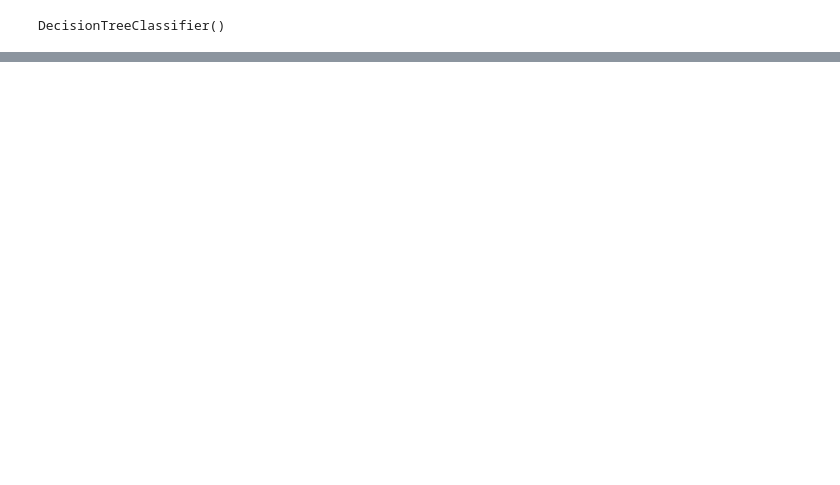
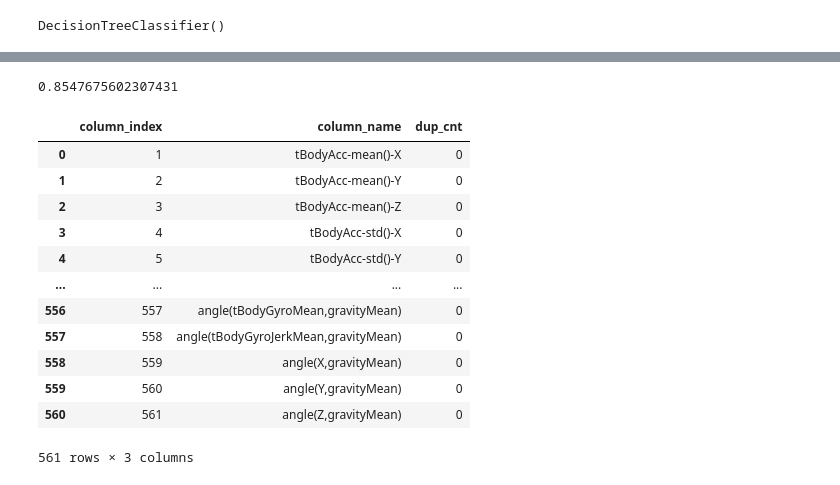
Before and after one commit to Bo-kyoung/AI-practices, a Jupyter notebook: PerfectGuide/DecisionTree.ipynb, the cells around one changed output, grey strips where cells are left out. Cells and saved outputs as stored; diff of their text form; code cells hidden in the pictures; blank space fills up the shorter version.

```diff
--- a/PerfectGuide/DecisionTree.ipynb
+++ b/PerfectGuide/DecisionTree.ipynb
@@ -27,0 +94,4 @@ graphviz.Source(dot_graph)
+# %%
+feature_dup_df = feature_name_df.groupby('column_name').count() #특정 column을 groupby하면 나머지 column의 값을 column feature마다 세줌
+print(feature_dup_df[feature_dup_df['column_index']>1].count())
+feature_dup_df[feature_dup_df['column_index']>1].head()
@@ -27,0 +108,28 @@ graphviz.Source(dot_graph)
+# %%
+def get_new_feature_name_df(old_feature_name_df):
+    feature_dup_df = pd.DataFrame(data = old_feature_name_df.groupby("column_name").cumcount(), columns = ['dup_cnt'])
+    feature_dup_df = feature_dup_df.reset_index()
+    new_feature_name_df = pd.merge(old_feature_name_df.reset_index(), feature_dup_df, how = 'outer') #outer는 합집합, inner는 교집합
+    new_feature_name_df['column_name'] = new_feature_name_df[['column_name','dup_cnt']].apply(lambda x : x[0]+'_'+str(x[1]) if x[1] > 0 else x[0], axis =1)
+    new_feature_name_df = new_feature_name_df.drop(['index'], axis = 1)
+    return new_feature_name_df
+# %%
+import pandas as pd
+
+def get_human_dataset():
+
+    feature_name_df = pd.read_csv('C://Users/user/workplace/Toyprojects/DataSets/HumanActivity/features.txt',sep = '\s+', header = None,
+                                 names = ['column_index', 'column_name'])
+    new_feature_name_df = get_new_feature_name_df(feature_name_df)
+    feature_name = new_feature_name_df.iloc[:,1].values.tolist()
+    X_train = pd.read_csv('C://Users/user/workplace/Toyprojects/DataSets/HumanActivity/train/X_train.txt',sep = '\s+', header = None,
+                                 names = feature_name)
+    X_test = pd.read_csv('C://Users/user/workplace/Toyprojects/DataSets/HumanActivity/test/X_test.txt',sep = '\s+', header = None,
+                                 names = feature_name)
+    y_train = pd.read_csv('C://Users/user/workplace/Toyprojects/DataSets/HumanActivity/train/y_train.txt',sep = '\s+', header = None,
+                                 names = ['action'])
+    y_test = pd.read_csv('C://Users/user/workplace/Toyprojects/DataSets/HumanActivity/test/y_test.txt',sep = '\s+', header = None,
+                                 names = ['action'])
+    return X_train, X_test, y_train, y_test
+
+X_train, X_test, y_train, y_test = get_human_dataset()
@@ -27,0 +152,27 @@ graphviz.Source(dot_graph)
+# %%
+from sklearn.tree import DecisionTreeClassifier
+from sklearn.metrics import accuracy_score
+
+clf = DecisionTreeClassifier(random_state = 156)
+clf.fit(X_train,y_train)
+pred = clf.predict(X_test)
+accuracy = accuracy_score(y_test, pred)
+print(accuracy)
+
+label = [1,2,3,4,5,6]
+feature_name =  get_new_feature_name_df(feature_name_df)
+# %% [output]
+0.8547675602307431
+|  | column_index | column_name | dup_cnt |
+| 0 | 1 | tBodyAcc-mean()-X | 0 |
+| 1 | 2 | tBodyAcc-mean()-Y | 0 |
+| 2 | 3 | tBodyAcc-mean()-Z | 0 |
+| 3 | 4 | tBodyAcc-std()-X | 0 |
+| 4 | 5 | tBodyAcc-std()-Y | 0 |
+| ... | ... | ... | ... |
+| 556 | 557 | angle(tBodyGyroMean,gravityMean) | 0 |
+| 557 | 558 | angle(tBodyGyroJerkMean,gravityMean) | 0 |
+| 558 | 559 | angle(X,gravityMean) | 0 |
+| 559 | 560 | angle(Y,gravityMean) | 0 |
+| 560 | 561 | angle(Z,gravityMean) | 0 |
+561 rows × 3 columns
```
Also changed, not shown: parts of 18 cells of this notebook, 32 other files.
